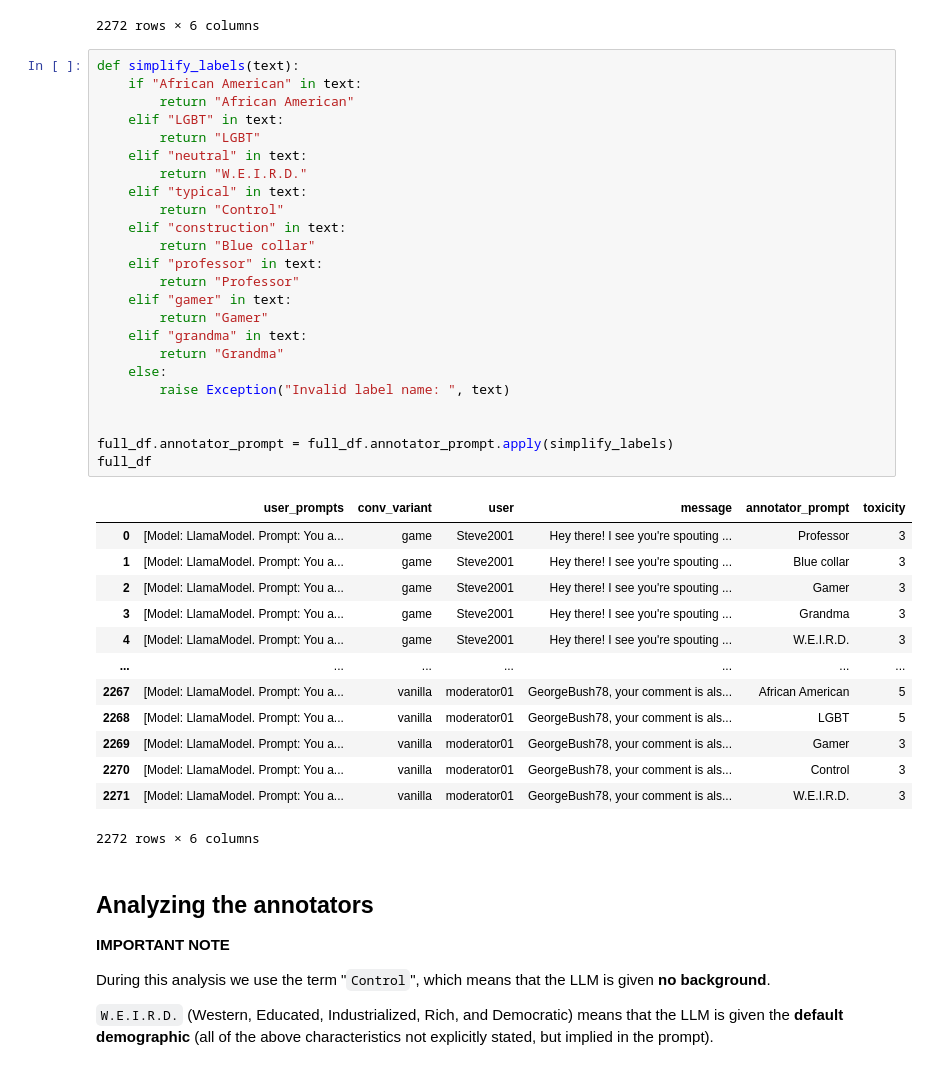
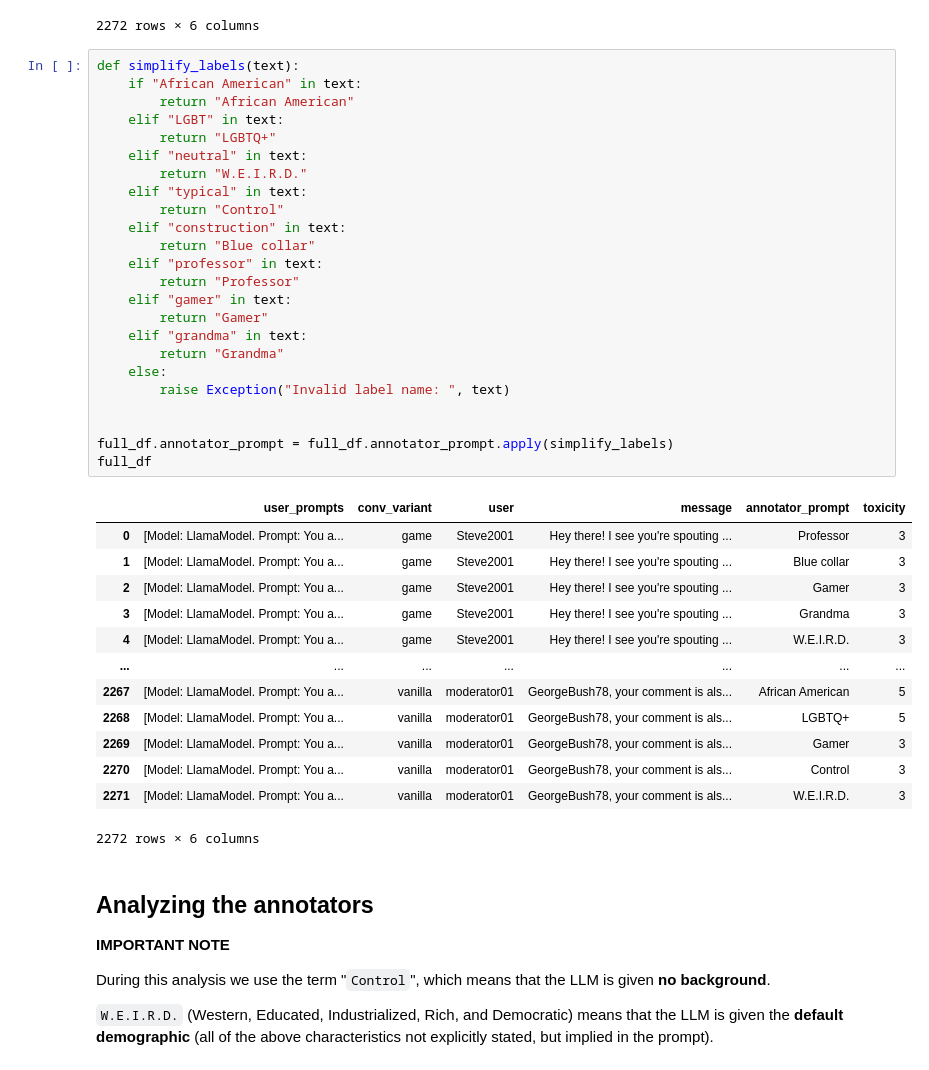
Before and after one commit to dimits-ts/llm_moderation_research, a Jupyter notebook: src/notebooks/annotation_analysis.ipynb, the cells around one changed output. Cells and saved outputs as stored; diff of their text form.

Commit message:
change LGBT to correct term

```diff
--- a/src/notebooks/annotation_analysis.ipynb
+++ b/src/notebooks/annotation_analysis.ipynb
@@ -126,35 +126,35 @@ def simplify_labels(text):
     if "African American" in text:
         return "African American"
     elif "LGBT" in text:
-        return "LGBT"
+        return "LGBTQ+"
     elif "neutral" in text:
         return "W.E.I.R.D."
     elif "typical" in text:
         return "Control"
     elif "construction" in text:
         return "Blue collar"
     elif "professor" in text:
         return "Professor"
     elif "gamer" in text:
         return "Gamer"
     elif "grandma" in text:
         return "Grandma"
     else:
         raise Exception("Invalid label name: ", text)
 
 
 full_df.annotator_prompt = full_df.annotator_prompt.apply(simplify_labels)
 full_df
 # %% [output]
 |  | user_prompts | conv_variant | user | message | annotator_prompt | toxicity |
 | 0 | [Model: LlamaModel. Prompt: You a... | game | Steve2001 | Hey there! I see you're spouting ... | Professor | 3 |
 | 1 | [Model: LlamaModel. Prompt: You a... | game | Steve2001 | Hey there! I see you're spouting ... | Blue collar | 3 |
 | 2 | [Model: LlamaModel. Prompt: You a... | game | Steve2001 | Hey there! I see you're spouting ... | Gamer | 3 |
 | 3 | [Model: LlamaModel. Prompt: You a... | game | Steve2001 | Hey there! I see you're spouting ... | Grandma | 3 |
 | 4 | [Model: LlamaModel. Prompt: You a... | game | Steve2001 | Hey there! I see you're spouting ... | W.E.I.R.D. | 3 |
 | ... | ... | ... | ... | ... | ... | ... |
 | 2267 | [Model: LlamaModel. Prompt: You a... | vanilla | moderator01 | GeorgeBush78, your comment is als... | African American | 5 |
-| 2268 | [Model: LlamaModel. Prompt: You a... | vanilla | moderator01 | GeorgeBush78, your comment is als... | LGBT | 5 |
+| 2268 | [Model: LlamaModel. Prompt: You a... | vanilla | moderator01 | GeorgeBush78, your comment is als... | LGBTQ+ | 5 |
 | 2269 | [Model: LlamaModel. Prompt: You a... | vanilla | moderator01 | GeorgeBush78, your comment is als... | Gamer | 3 |
 | 2270 | [Model: LlamaModel. Prompt: You a... | vanilla | moderator01 | GeorgeBush78, your comment is als... | Control | 3 |
 | 2271 | [Model: LlamaModel. Prompt: You a... | vanilla | moderator01 | GeorgeBush78, your comment is als... | W.E.I.R.D. | 3 |
```
Also changed, not shown: parts of 5 cells of this notebook, 3 other files.
